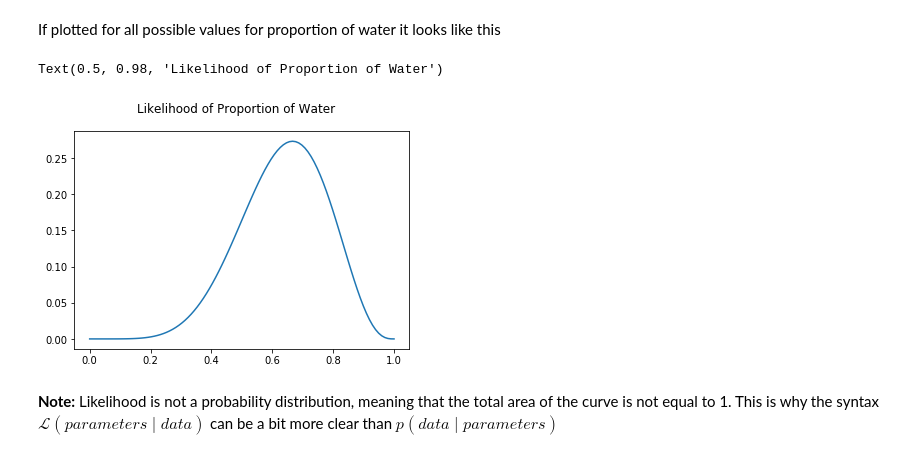
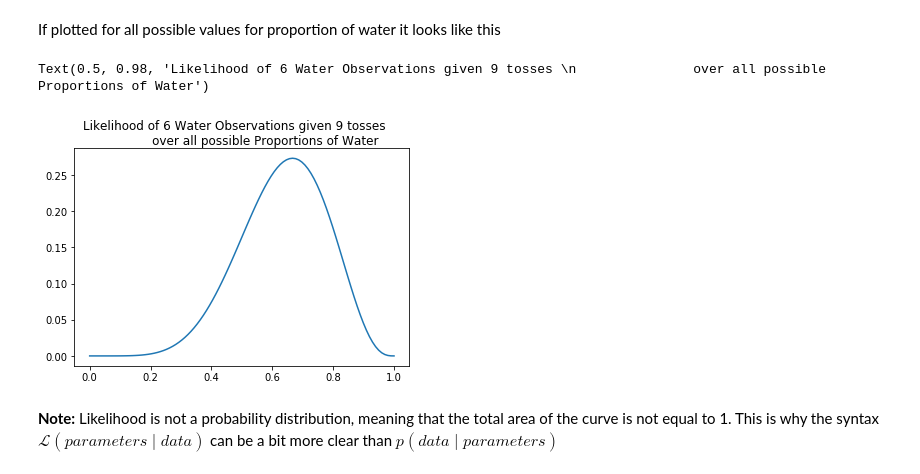
Before and after one commit to canyon289/canyon289.github.io, a Jupyter notebook: dev/content/notebooks/BayesianGlossary.ipynb, the cells around one changed output. Cells and saved outputs as stored; diff of their text form; code cells hidden in the pictures.

Commit message:
Update likelihood verbiage

```diff
--- a/dev/content/notebooks/BayesianGlossary.ipynb
+++ b/dev/content/notebooks/BayesianGlossary.ipynb
@@ -120,13 +124,16 @@ likelihood
 # %% [markdown]
 If plotted for all possible values for proportion of water it looks like this
 # %%
-likelihood = stats.binom.pmf(k=count_of_water_observation, n=count_of_tosses, p=possible_proportion_of_water)
+likelihood = stats.binom.pmf(k=count_of_water_observation,
+                             n=count_of_tosses,
+                             p=possible_proportion_of_water)
 fig,ax=plt.subplots()
 ax.plot(possible_proportion_of_water, likelihood)
-fig.suptitle("Likelihood of Proportion of Water")
+fig.suptitle("Likelihood of 6 Water Observations given 9 tosses \n \
+              over all possible Proportions of Water")
 # %% [output]
-Text(0.5, 0.98, 'Likelihood of Proportion of Water')
+Text(0.5, 0.98, 'Likelihood of 6 Water Observations given 9 tosses \n               over all possible Proportions of Water')
-[figure, old version]
+[figure, new version]
 # %% [markdown]
 **Note:** Likelihood is not a probability distribution, meaning that the total area of the curve is not equal to 1. This is why the syntax $ \mathcal{L}(parameters \mid data)$ can be a bit more clear than $ p(data \mid parameters) $
 # %% [markdown]
```
Also changed, not shown: parts of 8 cells of this notebook, 1 other file.
